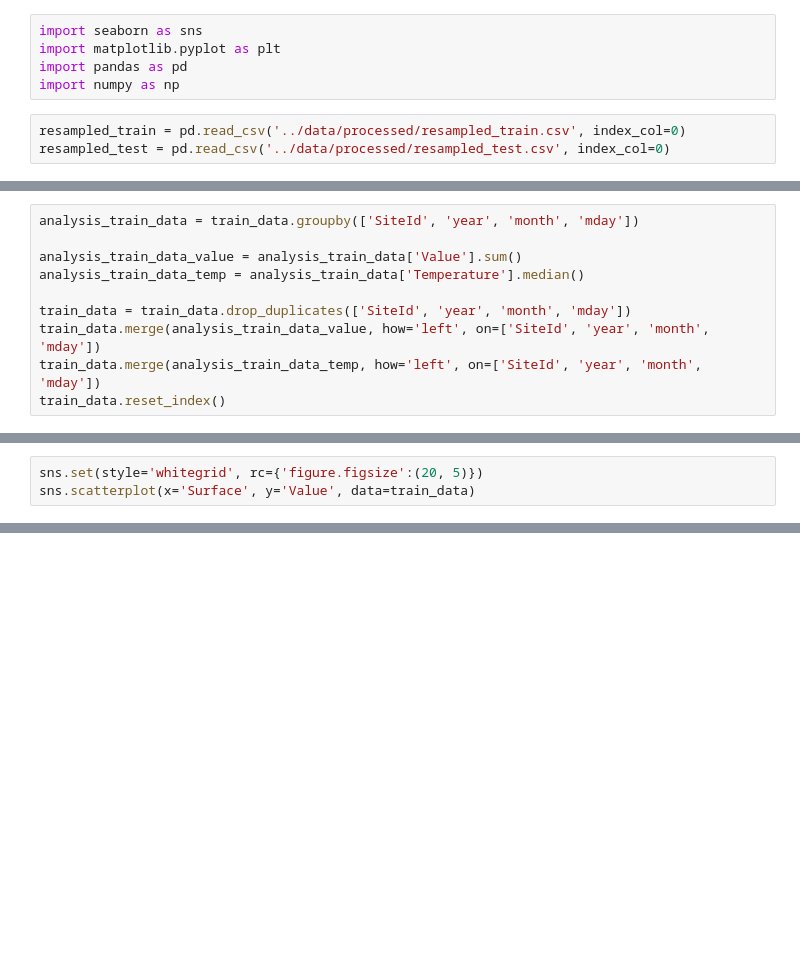
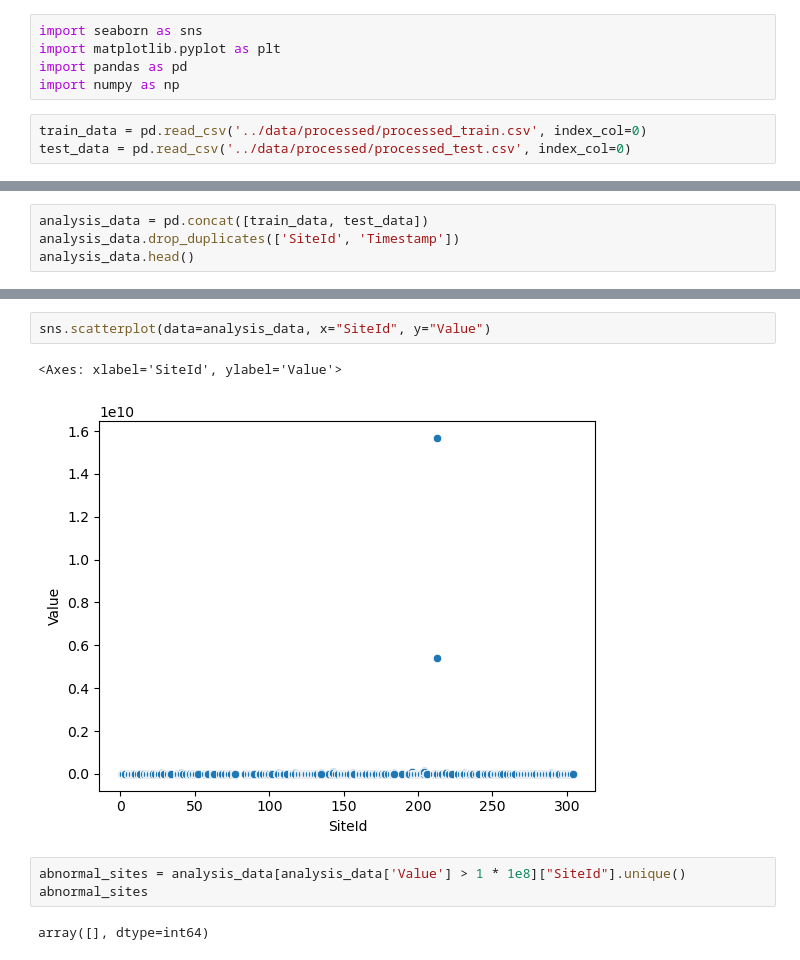
Before and after one commit to quanglv34/power-consumption-prediction, a Jupyter notebook: src/02-analysis.ipynb, the cells around one changed output, grey strips where cells are left out. Cells and saved outputs as stored; diff of their text form; blank space fills up the shorter version.

```diff
--- a/src/02-analysis.ipynb
+++ b/src/02-analysis.ipynb
@@ -4,5 +4,5 @@ import matplotlib.pyplot as plt
 import pandas as pd
 import numpy as np
 # %%
-resampled_train = pd.read_csv('../data/processed/resampled_train.csv', index_col=0)
-resampled_test = pd.read_csv('../data/processed/resampled_test.csv', index_col=0)
+train_data = pd.read_csv('../data/processed/processed_train.csv', index_col=0)
+test_data = pd.read_csv('../data/processed/processed_test.csv', index_col=0)
@@ -13,10 +8,0 @@ test_data.head()
-# %%
-analysis_train_data = train_data.groupby(['SiteId', 'year', 'month', 'mday'])
-
-analysis_train_data_value = analysis_train_data['Value'].sum()
-analysis_train_data_temp = analysis_train_data['Temperature'].median()
-
-train_data = train_data.drop_duplicates(['SiteId', 'year', 'month', 'mday'])
-train_data.merge(analysis_train_data_value, how='left', on=['SiteId', 'year', 'month', 'mday'])
-train_data.merge(analysis_train_data_temp, how='left', on=['SiteId', 'year', 'month', 'mday'])
-train_data.reset_index()
@@ -42,3 +8,0 @@ plt.show()
-# %%
-sns.set(style='whitegrid', rc={'figure.figsize':(20, 5)})
-sns.scatterplot(x='Surface', y='Value', data=train_data)
@@ -73,0 +9,4 @@ value_by_weekday.plot.bar()
+# %%
+analysis_data = pd.concat([train_data, test_data])
+analysis_data.drop_duplicates(['SiteId', 'Timestamp'])
+analysis_data.head()
@@ -73,0 +20,10 @@ value_by_weekday.plot.bar()
+# %%
+sns.scatterplot(data=analysis_data, x="SiteId", y="Value")
+# %% [output]
+<Axes: xlabel='SiteId', ylabel='Value'>
+[figure, added]
+# %%
+abnormal_sites = analysis_data[analysis_data['Value'] > 1 * 1e8]["SiteId"].unique()
+abnormal_sites
+# %% [output]
+array([], dtype=int64)
```
Also changed, not shown: parts of 16 cells of this notebook, 2 other files.
